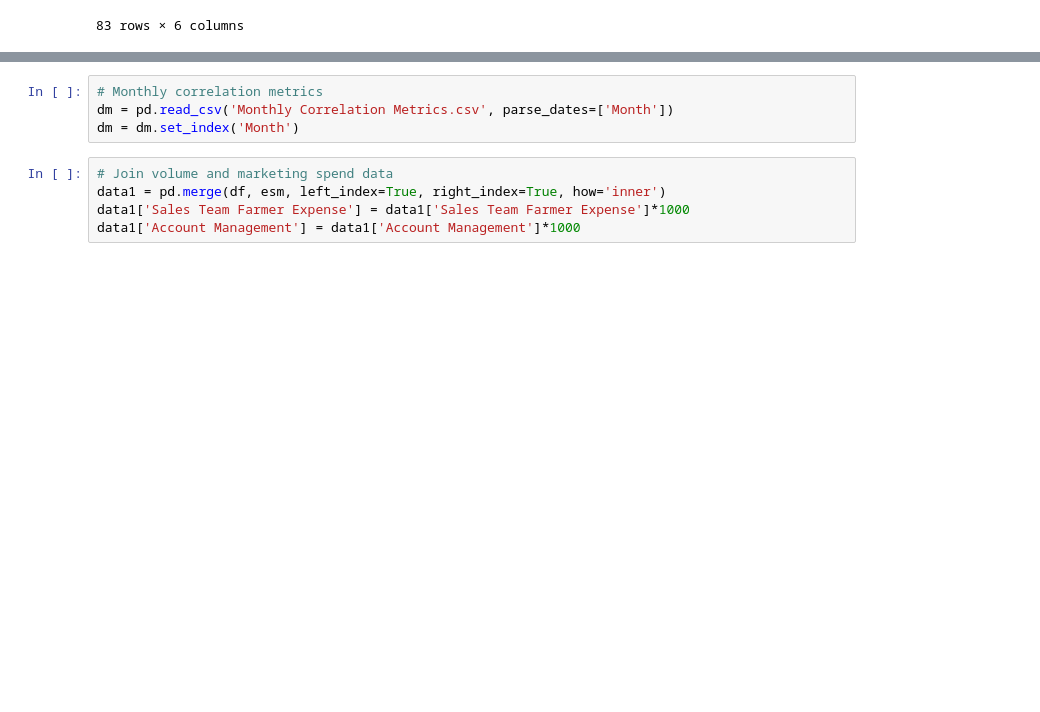
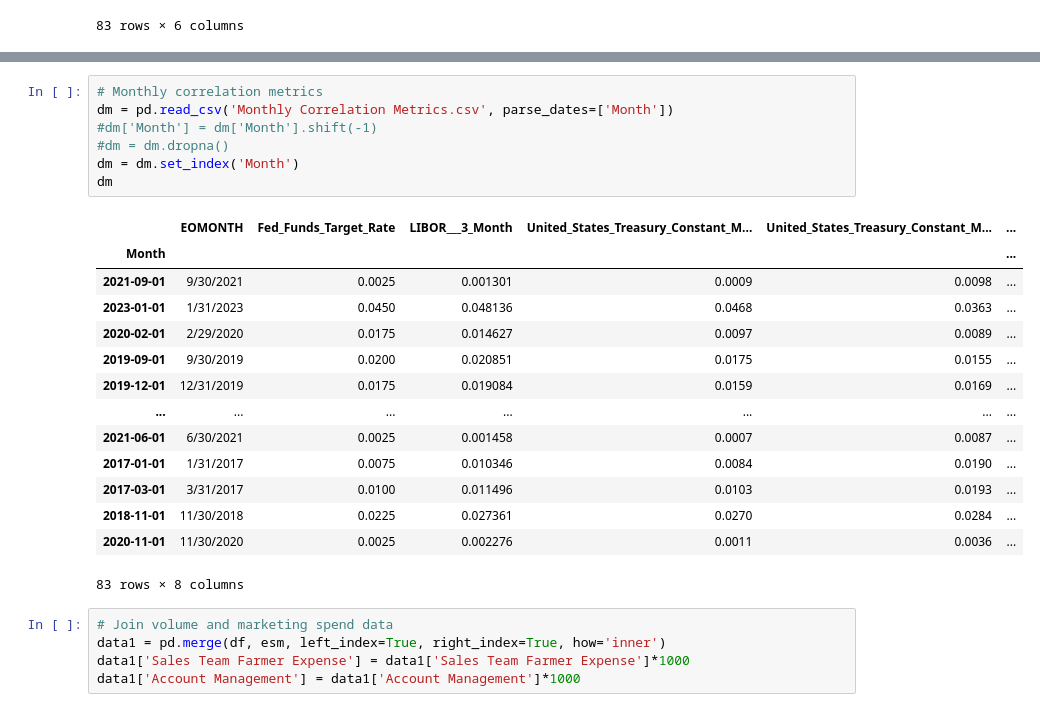
Before and after one commit to CmasterFTP/P.Oakley-Correlation-Analysis, a Jupyter notebook: P.Oakley Existing Customer Correlation Analysis v1.ipynb, the cells around one changed output, grey strips where cells are left out. Saved outputs shown, nothing was run; the diff lists cells and outputs as text; blank space fills up the shorter version.

```diff
--- a/P.Oakley Existing Customer Correlation Analysis v1.ipynb
+++ b/P.Oakley Existing Customer Correlation Analysis v1.ipynb
@@ -45,7 +67,25 @@ esm = esm.set_index('Date')
 # %%
 # Monthly correlation metrics
 dm = pd.read_csv('Monthly Correlation Metrics.csv', parse_dates=['Month'])
+#dm['Month'] = dm['Month'].shift(-1)
+#dm = dm.dropna()
 dm = dm.set_index('Month')
+dm
+# %% [output]
+|  | EOMONTH | Fed_Funds_Target_Rate | LIBOR___3_Month | United_States_Treasury_Constant_M... | United_States_Treasury_Constant_M... | ... |
+| Month |  |  |  |  |  | ... |
+| 2021-09-01 | 9/30/2021 | 0.0025 | 0.001301 | 0.0009 | 0.0098 | ... |
+| 2023-01-01 | 1/31/2023 | 0.0450 | 0.048136 | 0.0468 | 0.0363 | ... |
+| 2020-02-01 | 2/29/2020 | 0.0175 | 0.014627 | 0.0097 | 0.0089 | ... |
+| 2019-09-01 | 9/30/2019 | 0.0200 | 0.020851 | 0.0175 | 0.0155 | ... |
+| 2019-12-01 | 12/31/2019 | 0.0175 | 0.019084 | 0.0159 | 0.0169 | ... |
+| ... | ... | ... | ... | ... | ... | ... |
+| 2021-06-01 | 6/30/2021 | 0.0025 | 0.001458 | 0.0007 | 0.0087 | ... |
+| 2017-01-01 | 1/31/2017 | 0.0075 | 0.010346 | 0.0084 | 0.0190 | ... |
+| 2017-03-01 | 3/31/2017 | 0.0100 | 0.011496 | 0.0103 | 0.0193 | ... |
+| 2018-11-01 | 11/30/2018 | 0.0225 | 0.027361 | 0.0270 | 0.0284 | ... |
+| 2020-11-01 | 11/30/2020 | 0.0025 | 0.002276 | 0.0011 | 0.0036 | ... |
+83 rows × 8 columns
 # %%
 # Join volume and marketing spend data
 data1 = pd.merge(df, esm, left_index=True, right_index=True, how='inner')
```
Also changed, not shown: parts of 9 cells of this notebook, 1 other file.
